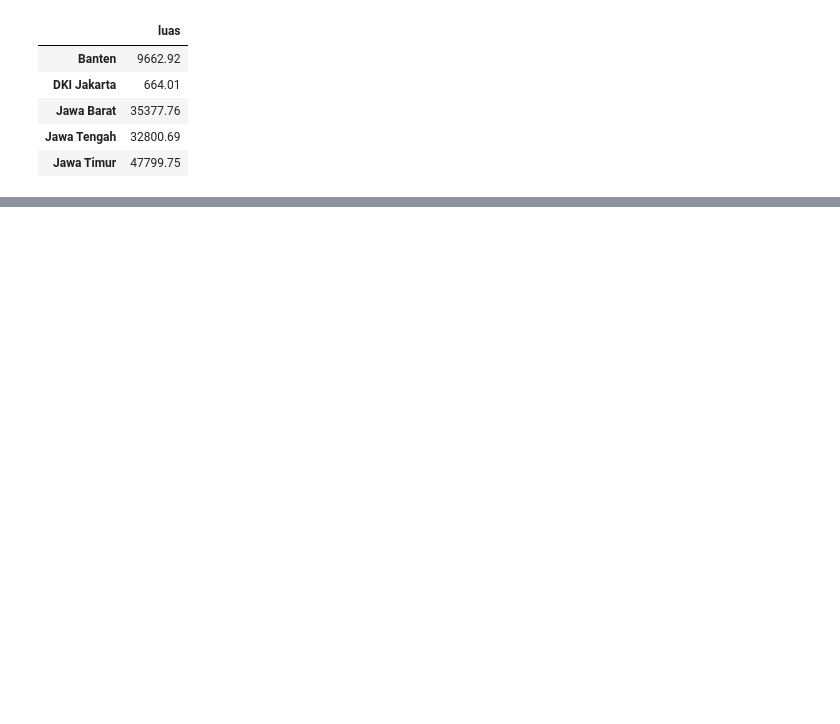
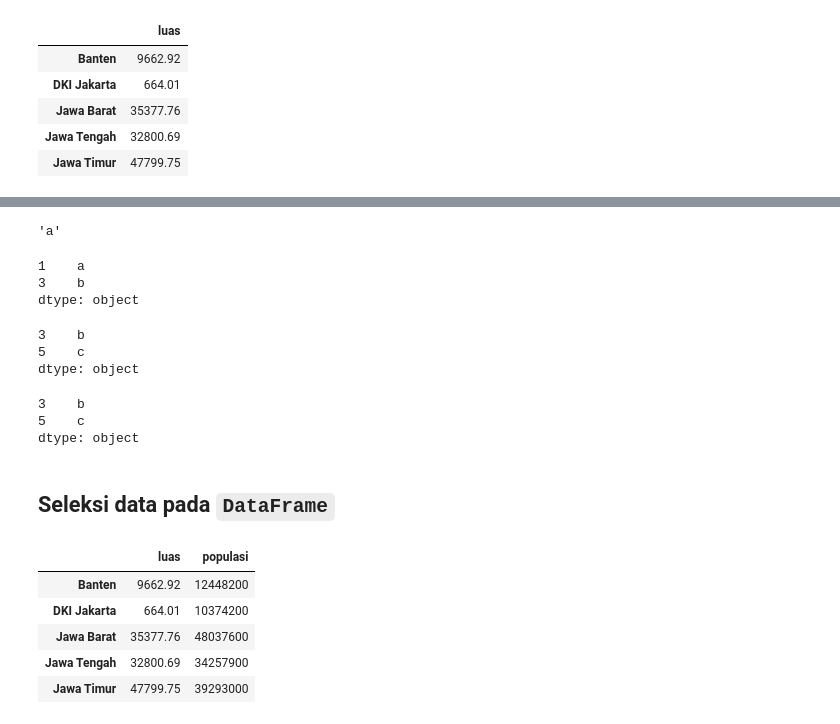
Before and after one commit to f-fathurrahman/KuliahPython, a Jupyter notebook: pandas_tutorials/Tutorial_Pandas_01.ipynb, the cells around one changed output, grey strips where cells are left out. Saved outputs shown, nothing was run; the diff lists cells and outputs as text; code cells hidden in the pictures; blank space fills up the shorter version.

```diff
--- a/pandas_tutorials/Tutorial_Pandas_01.ipynb
+++ b/pandas_tutorials/Tutorial_Pandas_01.ipynb
@@ -279,0 +496,48 @@ pd.DataFrame([{'a': 1, 'b': 2}, {'b': 3, 'c': 4}])
+# %%
+data.loc[1]
+# %% [output]
+'a'
+# %%
+data.loc[1:3]
+# %% [output]
+1    a
+3    b
+dtype: object
+# %%
+data.iloc[1:3]
+# %% [output]
+3    b
+5    c
+dtype: object
+# %%
+data[1:3]
+# %% [output]
+3    b
+5    c
+dtype: object
+# %% [markdown]
+## Seleksi data pada `DataFrame`
+# %%
+populasi = pd.Series({
+    "Banten" : 12448200,
+    "DKI Jakarta" : 10374200,
+    "Jawa Barat" : 48037600,
+    "Jawa Tengah" : 34257900,
+    "Jawa Timur" : 39293000,
+})
+luas = pd.Series({
+    "Banten" : 9662.92,
+    "DKI Jakarta" : 664.01,
+    "Jawa Barat" : 35377.76,
+    "Jawa Tengah" : 32800.69,
+    "Jawa Timur" : 47799.75
+})
+data = pd.DataFrame({"luas" : luas, "populasi" : populasi})
+data
+# %% [output]
+|  | luas | populasi |
+| Banten | 9662.92 | 12448200 |
+| DKI Jakarta | 664.01 | 10374200 |
+| Jawa Barat | 35377.76 | 48037600 |
+| Jawa Tengah | 32800.69 | 34257900 |
+| Jawa Timur | 47799.75 | 39293000 |
```
Also changed, not shown: parts of 75 cells of this notebook.
